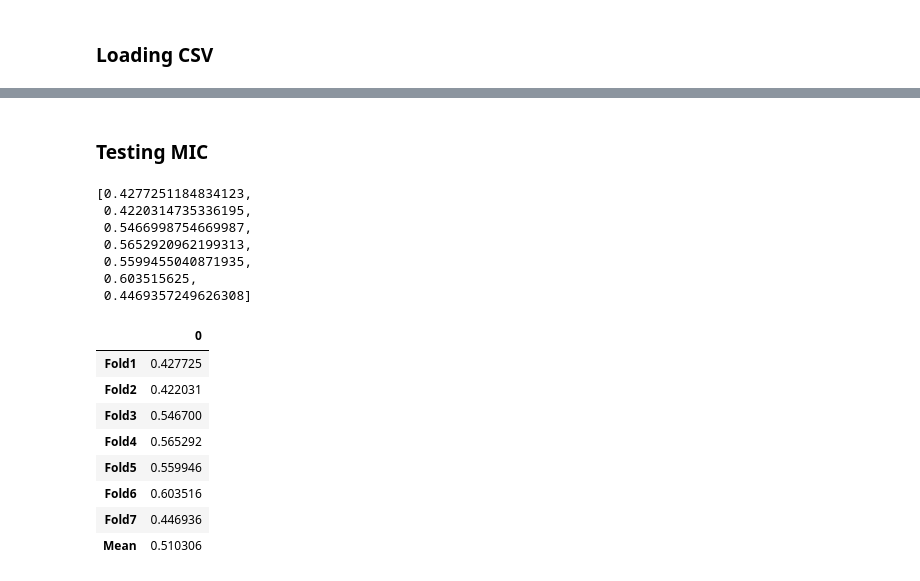
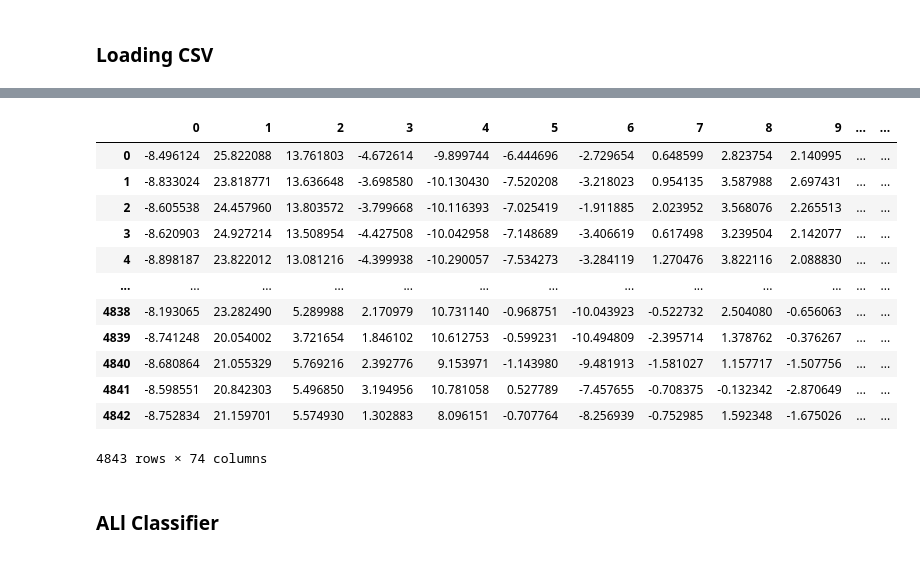
Before and after one commit to akansh12/Pnoi_SPIRE, a Jupyter notebook: Wheeze_on_EKO_MIC(285).ipynb, the cells around one changed output, grey strips where cells are left out. Saved outputs shown, nothing was run; the diff lists cells and outputs as text; code cells hidden in the pictures.

```diff
--- a/Wheeze_on_EKO_MIC(285).ipynb
+++ b/Wheeze_on_EKO_MIC(285).ipynb
@@ -119,2 +91,0 @@ pd.DataFrame(acc_eko_wheeze, index=['Fold1', 'Fold2', 'Fold3', 'Fold4', 'Fold5',
-# %% [markdown]
-### Testing MIC
@@ -125,10 +91,0 @@ for i in range(0,len(fold_list_mic),2):
-# %%
-acc_mic_wheeze
-# %% [output]
-[0.4277251184834123,
- 0.4220314735336195,
- 0.5466998754669987,
- 0.5652920962199313,
- 0.5599455040871935,
- 0.603515625,
- 0.4469357249626308]
@@ -137,12 +92,18 @@ acc_mic_wheeze.append(np.mean(acc_mic_wheeze))
-# %%
-pd.DataFrame(acc_mic_wheeze, index=['Fold1', 'Fold2', 'Fold3', 'Fold4', 'Fold5', 'Fold6', 'Fold7', 'Mean'])
-# %% [output]
-|  | 0 |
-| Fold1 | 0.427725 |
-| Fold2 | 0.422031 |
-| Fold3 | 0.546700 |
-| Fold4 | 0.565292 |
-| Fold5 | 0.559946 |
-| Fold6 | 0.603516 |
-| Fold7 | 0.446936 |
-| Mean | 0.510306 |
+# %%
+eko_dataframe
+# %% [output]
+|  | 0 | 1 | 2 | 3 | 4 | 5 | 6 | 7 | 8 | 9 | ... | ... |
+| 0 | -8.496124 | 25.822088 | 13.761803 | -4.672614 | -9.899744 | -6.444696 | -2.729654 | 0.648599 | 2.823754 | 2.140995 | ... | ... |
+| 1 | -8.833024 | 23.818771 | 13.636648 | -3.698580 | -10.130430 | -7.520208 | -3.218023 | 0.954135 | 3.587988 | 2.697431 | ... | ... |
+| 2 | -8.605538 | 24.457960 | 13.803572 | -3.799668 | -10.116393 | -7.025419 | -1.911885 | 2.023952 | 3.568076 | 2.265513 | ... | ... |
+| 3 | -8.620903 | 24.927214 | 13.508954 | -4.427508 | -10.042958 | -7.148689 | -3.406619 | 0.617498 | 3.239504 | 2.142077 | ... | ... |
+| 4 | -8.898187 | 23.822012 | 13.081216 | -4.399938 | -10.290057 | -7.534273 | -3.284119 | 1.270476 | 3.822116 | 2.088830 | ... | ... |
+| ... | ... | ... | ... | ... | ... | ... | ... | ... | ... | ... | ... | ... |
+| 4838 | -8.193065 | 23.282490 | 5.289988 | 2.170979 | 10.731140 | -0.968751 | -10.043923 | -0.522732 | 2.504080 | -0.656063 | ... | ... |
+| 4839 | -8.741248 | 20.054002 | 3.721654 | 1.846102 | 10.612753 | -0.599231 | -10.494809 | -2.395714 | 1.378762 | -0.376267 | ... | ... |
+| 4840 | -8.680864 | 21.055329 | 5.769216 | 2.392776 | 9.153971 | -1.143980 | -9.481913 | -1.581027 | 1.157717 | -1.507756 | ... | ... |
+| 4841 | -8.598551 | 20.842303 | 5.496850 | 3.194956 | 10.781058 | 0.527789 | -7.457655 | -0.708375 | -0.132342 | -2.870649 | ... | ... |
+| 4842 | -8.752834 | 21.159701 | 5.574930 | 1.302883 | 8.096151 | -0.707764 | -8.256939 | -0.752985 | 1.592348 | -1.675026 | ... | ... |
+4843 rows × 74 columns
+# %% [markdown]
+### ALl Classifier
```
Also changed, not shown: parts of 18 cells of this notebook.
